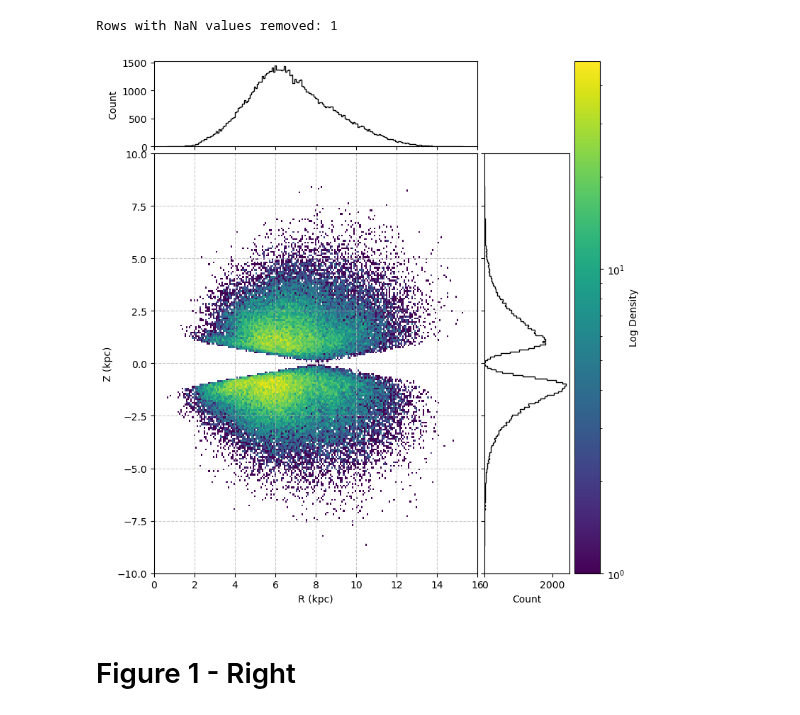
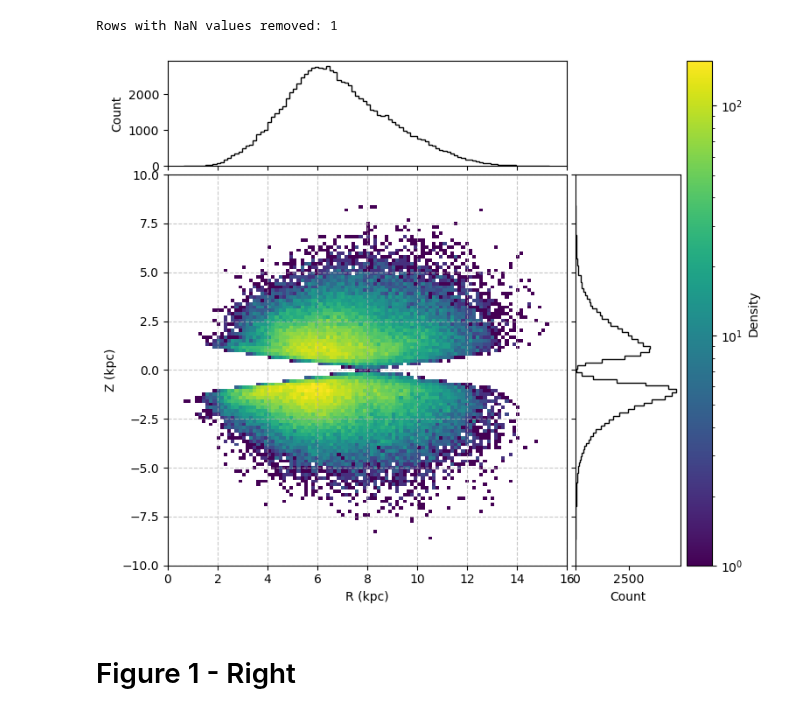
Before and after one commit to raunaq-rai/Disentangling-the-Milky-Way-using-GMM, a Jupyter notebook: Figure_1.ipynb, the cells around one changed output. Cells and saved outputs as stored; diff of their text form; code cells hidden in the pictures.

```diff
--- a/Figure_1.ipynb
+++ b/Figure_1.ipynb
@@ -169,7 +169,7 @@ import numpy as np
 from matplotlib.colors import LogNorm
 from mpl_toolkits.axes_grid1 import make_axes_locatable
 
-def plot_rz_distribution(df, r_column='R', z_column='Z', bins=300):
+def plot_rz_distribution(df, r_column='R', z_column='Z', bins=100):
     """
     Plot Galactocentric radius (R) vs height (Z) distribution with 1D histograms on axes.
 
@@ -183,7 +183,7 @@ def plot_rz_distribution(df, r_column='R', z_column='Z', bins=300):
     Z = df[z_column]
 
     # Define figure and grid
-    fig, ax_scatter = plt.subplots(figsize=(8, 8))
+    fig, ax_scatter = plt.subplots(figsize=(8, 6.5))
 
     # Create divider for scatter plot and histograms
     divider = make_axes_locatable(ax_scatter)
@@ -192,36 +192,36 @@ def plot_rz_distribution(df, r_column='R', z_column='Z', bins=300):
 
     # Scatter plot with 2D histogram
     h = ax_scatter.hist2d(
         R, Z, bins=bins, norm=LogNorm(), cmap="viridis", cmin=1
     )
     cbar = fig.colorbar(h[3], ax=ax_scatter, pad=0.01)
-    cbar.set_label("Log Density")
+    cbar.set_label("Density")
 
     ax_scatter.set_xlabel("R (kpc)")
     ax_scatter.set_ylabel("Z (kpc)")
     ax_scatter.set_xlim(0, 16)
     ax_scatter.set_ylim(-10, 10)
     ax_scatter.grid(True, linestyle="--", alpha=0.7)
 
     # 1D histograms
     ax_histx.hist(R, bins=bins, histtype="step", color="black")
     ax_histy.hist(Z, bins=bins, histtype="step", orientation="horizontal", color="black")
 
     # Remove ticks on histograms for cleaner appearance
     ax_histx.tick_params(labelbottom=False)
     ax_histy.tick_params(labelleft=False)
 
     ax_histx.set_ylabel("Count")
     ax_histy.set_xlabel("Count")
 
     # Final adjustments
     fig.tight_layout()
     plt.show()
 
 # Example usage
-plot_rz_distribution(df_clean, r_column='R', z_column='Z', bins=200)
+plot_rz_distribution(df_clean, r_column='R', z_column='Z', bins=100)
 # %% [output]
-[figure, old version]
+[figure, new version]
 # %% [markdown]
 # Figure 1 - Right
 # %%
```
Also changed, not shown: parts of 2 cells of this notebook, 3 other files.
